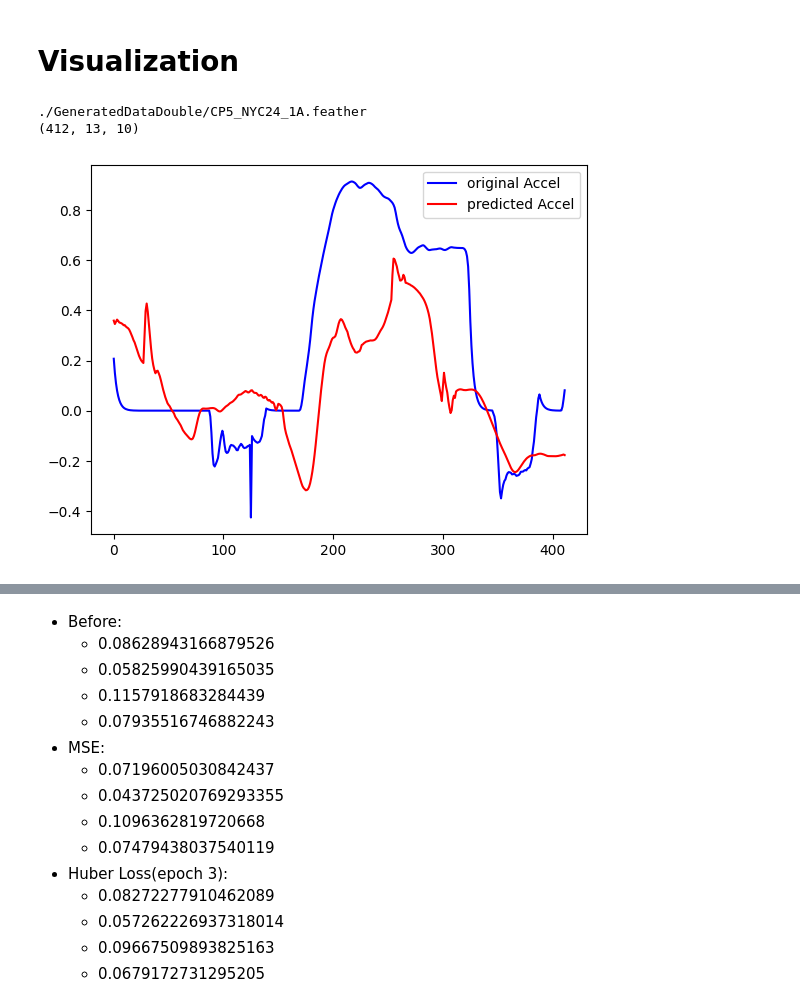
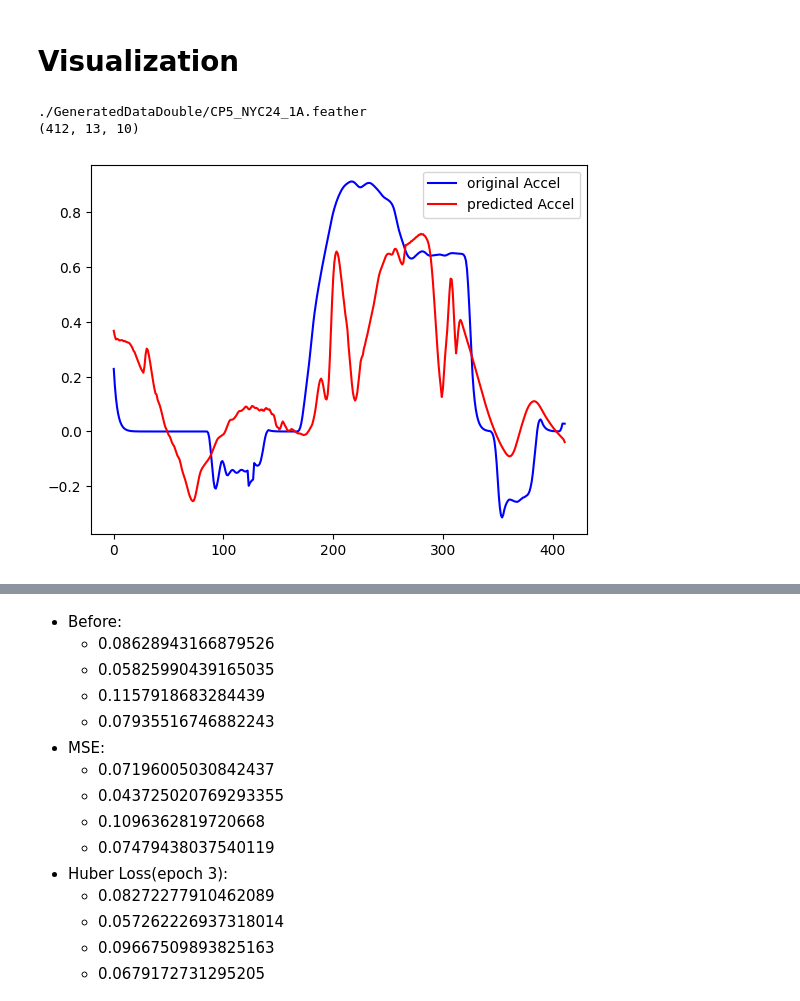
Before and after one commit to IRL-CT/Driver-AV_Development, a Jupyter notebook: Simple_RNN_Accel1.ipynb, the cells around one changed output, grey strips where cells are left out. Saved outputs shown, nothing was run; the diff lists cells and outputs as text; code cells hidden in the pictures.

```diff
--- a/Simple_RNN_Accel1.ipynb
+++ b/Simple_RNN_Accel1.ipynb
@@ -823,12 +838,21 @@ def DrawPicture(file, net, Seq_Length):
   # plt.ylim(-1,1)
   plt.legend()
   plt.show()
-# %%
-DrawPicture('./GeneratedDataDouble/CP5_NYC24_1A.feather', net, Seq_Length)
-# %% [output]
-./GeneratedDataDouble/CP5_NYC24_1A.feather
-(412, 13, 10)
-[figure, removed]
+# %%
+net = GRUModel(input_size=input_size,
+               hidden_size=16,
+               seq_length=13,
+               output_size=1,
+               num_layers=2)
+net.load_state_dict(torch.load(AccelRNNModelPath))
+
+DrawPicture('./GeneratedDataDouble/CP5_NYC24_1A.feather', net, Seq_Length)
+
+# strange dip in the graph (possible outliers? trim it with the rate)
+# %% [output]
+./GeneratedDataDouble/CP5_NYC24_1A.feather
+(412, 13, 10)
+[figure, added]
 # %%
 OutDict={}
 for file in FileList:
```
Also changed, not shown: parts of 14 cells of this notebook, 9 other files.
